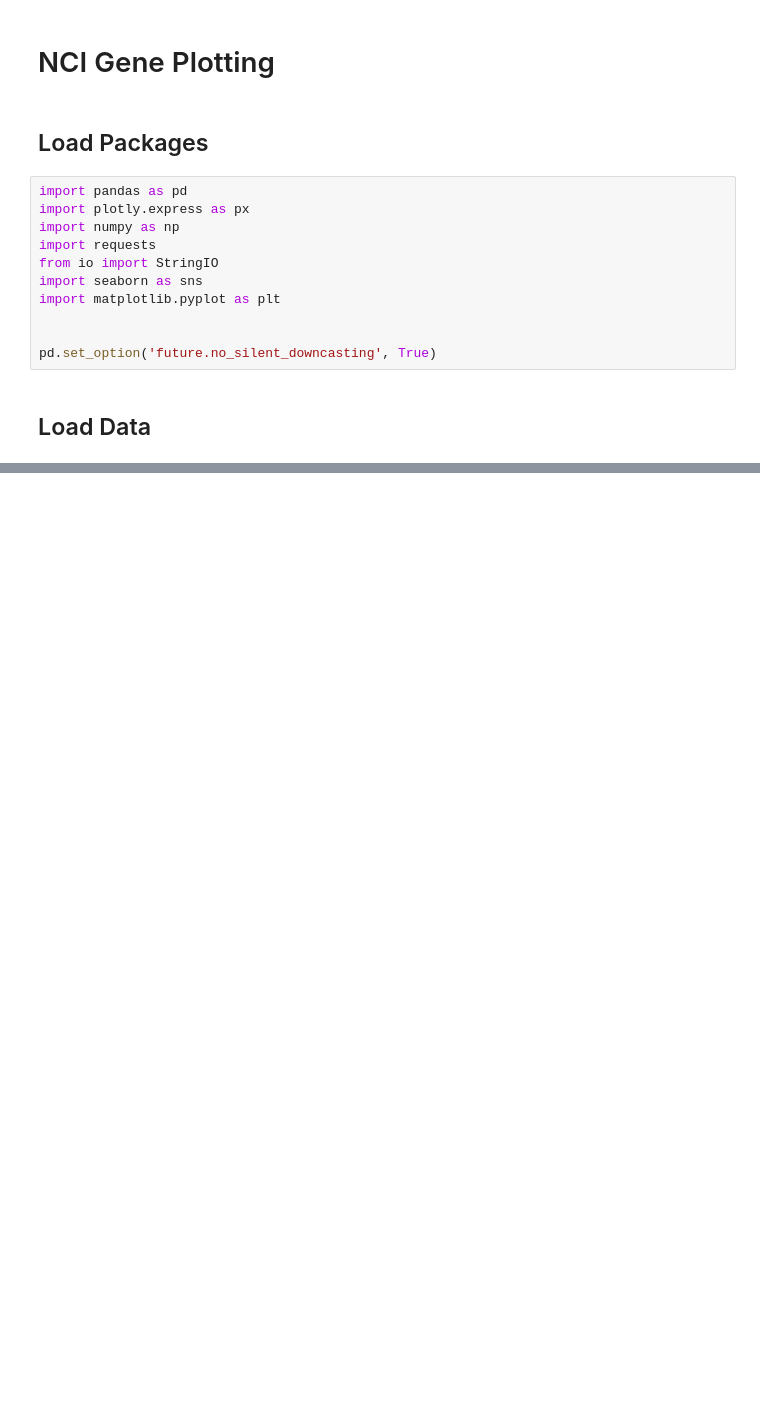
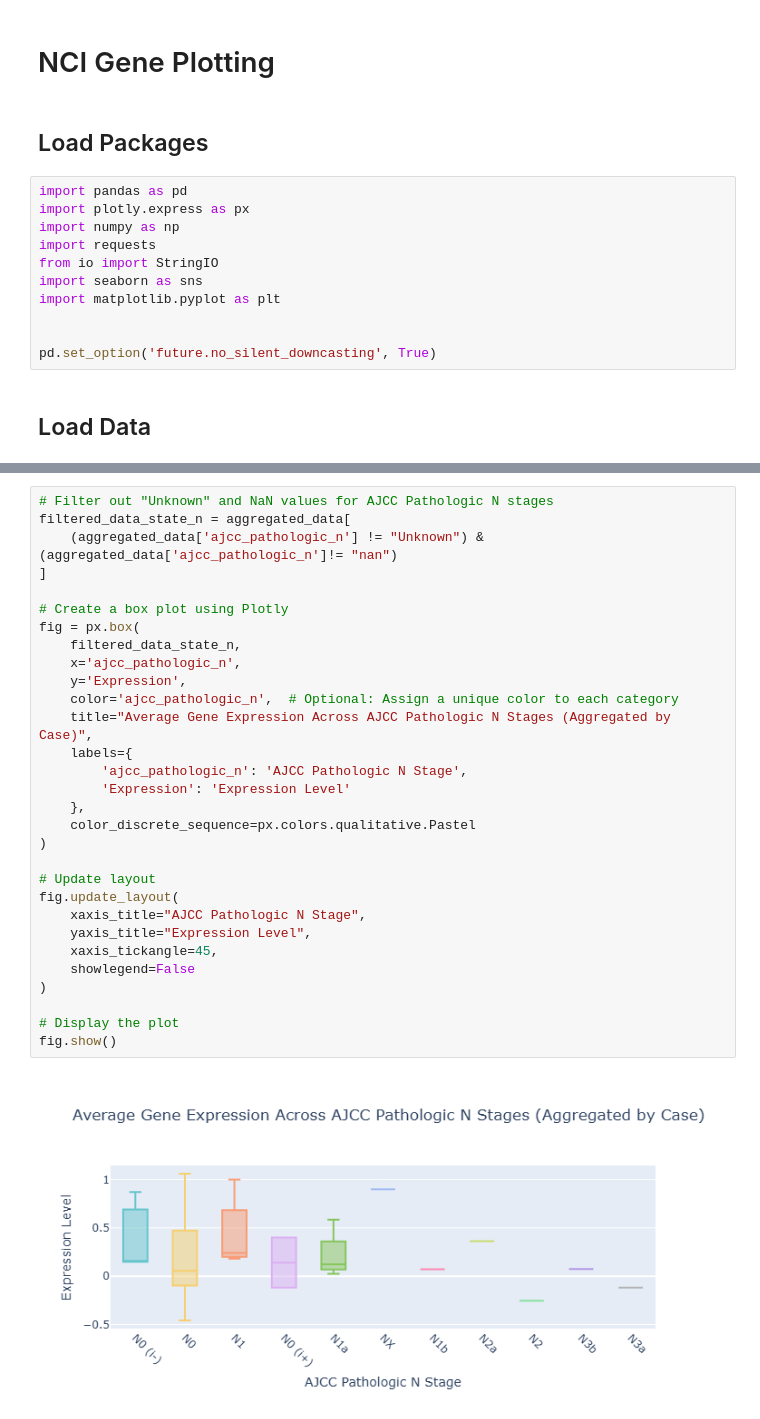
Before and after one commit to aaditya0106/cancer-dashboard, a Jupyter notebook: genePlotting.ipynb, the cells around one changed output, grey strips where cells are left out. Drawn from its saved outputs; the diff is of its cells as text; blank space fills up the shorter version.

```diff
--- a/genePlotting.ipynb
+++ b/genePlotting.ipynb
@@ -26,0 +251,32 @@ Failed to fetch data: 404
+# %%
+# Filter out "Unknown" and NaN values for AJCC Pathologic N stages
+filtered_data_state_n = aggregated_data[
+    (aggregated_data['ajcc_pathologic_n'] != "Unknown") & (aggregated_data['ajcc_pathologic_n']!= "nan")
+]
+
+# Create a box plot using Plotly
+fig = px.box(
+    filtered_data_state_n,
+    x='ajcc_pathologic_n',
+    y='Expression',
+    color='ajcc_pathologic_n',  # Optional: Assign a unique color to each category
+    title="Average Gene Expression Across AJCC Pathologic N Stages (Aggregated by Case)",
+    labels={
+        'ajcc_pathologic_n': 'AJCC Pathologic N Stage',
+        'Expression': 'Expression Level'
+    },
+    color_discrete_sequence=px.colors.qualitative.Pastel
+)
+
+# Update layout
+fig.update_layout(
+    xaxis_title="AJCC Pathologic N Stage",
+    yaxis_title="Expression Level",
+    xaxis_tickangle=45,
+    showlegend=False
+)
+
+# Display the plot
+fig.show()
+# %% [output]
+[figure, added]
```
Also changed, not shown: parts of 28 cells of this notebook, 1 other file.
